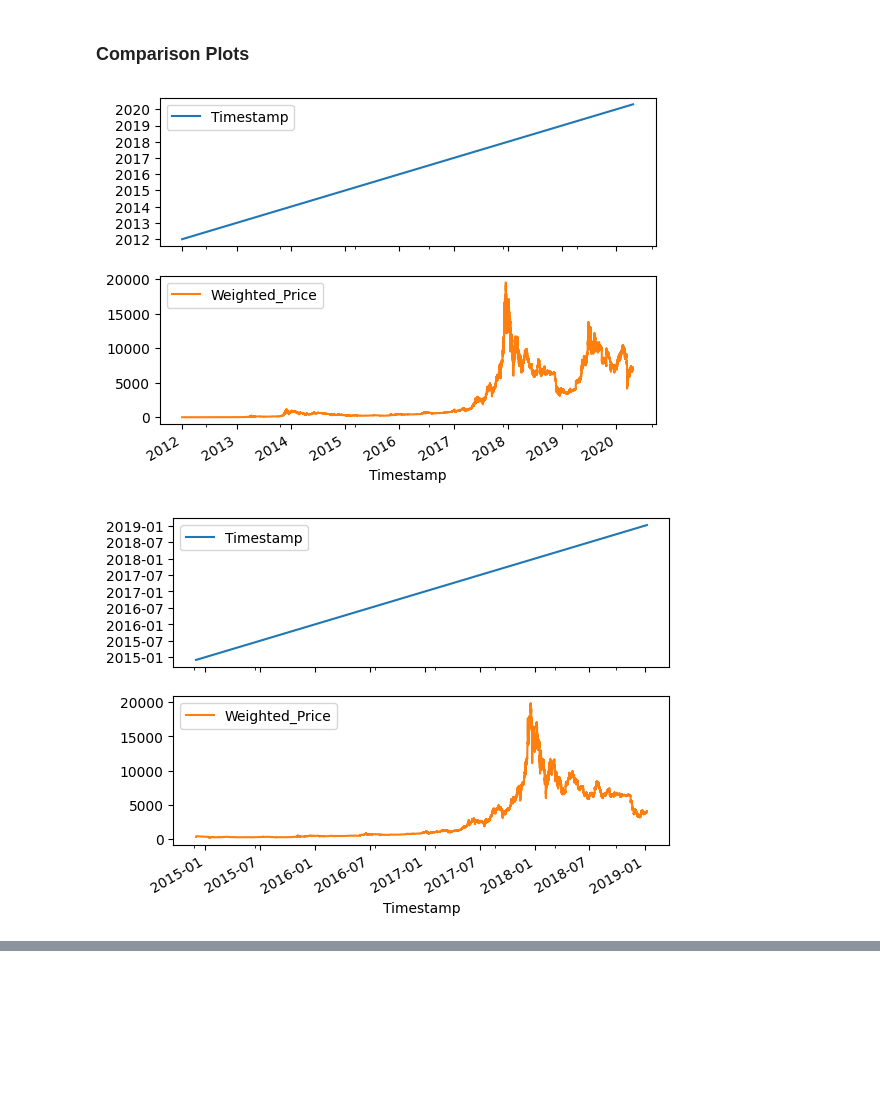
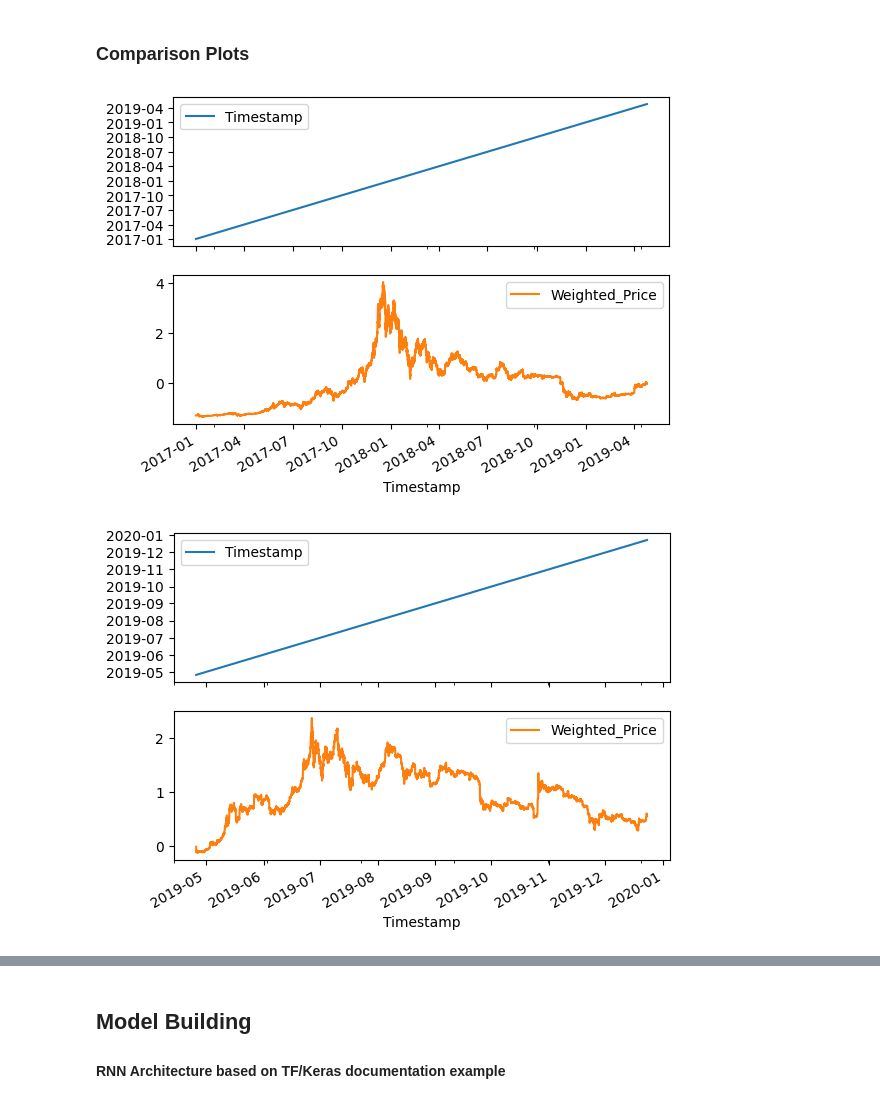
Before and after one commit to AaronManuel15/holbertonschool-machine_learning, a Jupyter notebook: supervised_learning/time_series/TSF.ipynb, the cells around one changed output, grey strips where cells are left out. Saved outputs shown, nothing was run; the diff lists cells and outputs as text; code cells hidden in the pictures; blank space fills up the shorter version.

Commit message:
preprocessing and analysis finished at this commit point

```diff
--- a/supervised_learning/time_series/TSF.ipynb
+++ b/supervised_learning/time_series/TSF.ipynb
@@ -12,8 +22,11 @@ pd.set_option('display.max_columns', None)
 # %% [markdown]
 ### Urls and local storage locations
 # %%
-COINBASE_url = "data/coinbaseUSD_1-min_data_2014-12-01_to_2019-01-09.csv"
-BITSTAMP_url = "data/bitstampUSD_1-min_data_2012-01-01_to_2020-04-22.csv"
+COINBASE_loc = "data/coinbaseUSD_1-min_data_2014-12-01_to_2019-01-09.csv"
+BITSTAMP_loc = "data/bitstampUSD_1-min_data_2012-01-01_to_2020-04-22.csv"
+
+COINBASE_url = 'https://drive.google.com/file/d/16MgiuBfQKzXPoWFWi2w-LKJuZ7LgivpE/view?usp=sharing'
+BITSTAMP_url = 'https://drive.google.com/file/d/15A-rLSrfZ0td7muSrYHy0WX9ZqrMweES/view?usp=sharing'
 # %% [markdown]
 ### Preprocessing method for use prior to training
 # %%
@@ -40,0 +81,2 @@ coinDf = preprocess_data(COINBASE_url)
+# %%
+bit_train_df, bit_val_df, bit_test_df  = preprocess_data(BITSTAMP_loc)
@@ -62,13 +121,23 @@ print(coinDf.shape)
 # %%
 plot_cols = ['Timestamp', 'Weighted_Price']
 
-plot_features = bitDf[plot_cols]
-plot_features.index = bitDf['Timestamp']
+# Training set plot
+plot_features = bit_train_df[plot_cols]
+plot_features.index = bit_train_df['Timestamp']
 _ = plot_features.plot(subplots=True)
 
-plot_features = coinDf[plot_cols]
-plot_features.index = coinDf['Timestamp']
+# Validation set plot
+plot_features = bit_val_df[plot_cols]
+plot_features.index = bit_val_df['Timestamp']
 _ = plot_features.plot(subplots=True)
+
+# Test set plot
+plot_features = bit_test_df[plot_cols]
+plot_features.index = bit_test_df['Timestamp']
+_ = plot_features.plot(subplots=True)
+# plot_features = coinDf[plot_cols]
+# plot_features.index = coinDf['Timestamp']
+# _ = plot_features.plot(subplots=True)
 # %% [output]
-[figure, old version]
+[figure, new version]
-[figure, old version]
+[figure, new version]
@@ -74,0 +145,3 @@ _ = plot_features.plot(subplots=True)
+# %% [markdown]
+## Model Building
+#### RNN Architecture based on TF/Keras documentation example
```
Also changed, not shown: parts of 7 cells of this notebook, 6 other files.
